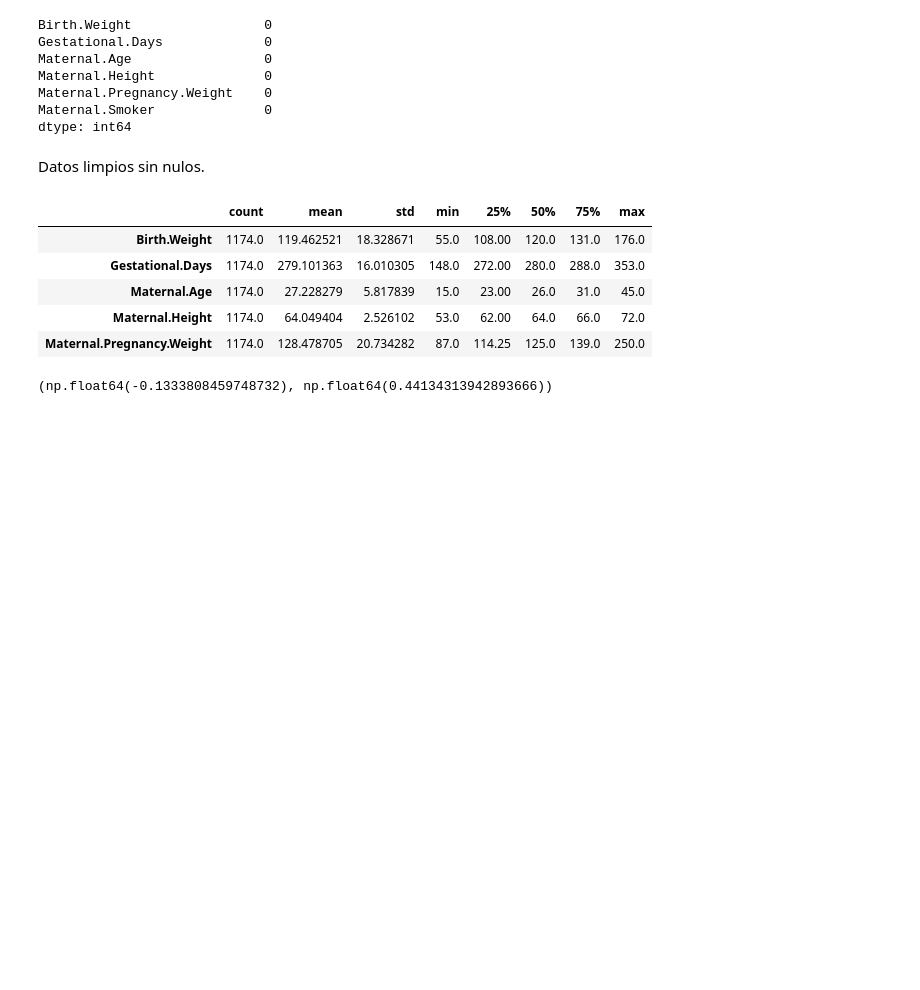
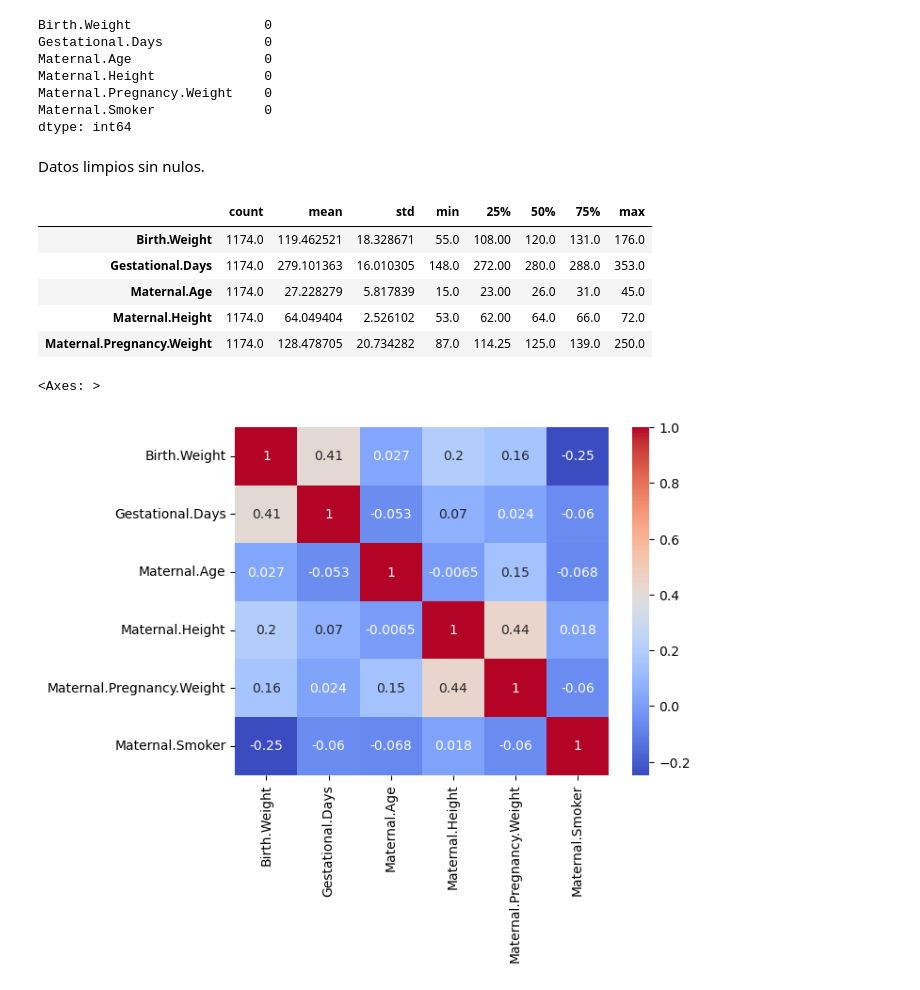
Before and after one commit to Drusill/desafioLatam, a Jupyter notebook: modulo3/desafio 4/desafio.ipynb, the cells around one changed output. Cells and saved outputs as stored; diff of their text form; code cells hidden in the pictures; blank space fills up the shorter version.

```diff
--- a/modulo3/desafio 4/desafio.ipynb
+++ b/modulo3/desafio 4/desafio.ipynb
@@ -65,6 +65,7 @@ df_baby.describe().T
 | Maternal.Height | 1174.0 | 64.049404 | 2.526102 | 53.0 | 62.00 | 64.0 | 66.0 | 72.0 |
 | Maternal.Pregnancy.Weight | 1174.0 | 128.478705 | 20.734282 | 87.0 | 114.25 | 125.0 | 139.0 | 250.0 |
 # %%
-df_baby['Birth.Weight'].skew(), df_baby['Birth.Weight'].kurtosis()
+sns.heatmap(df_baby.corr(), annot=True, cmap='coolwarm')
 # %% [output]
-(np.float64(-0.1333808459748732), np.float64(0.44134313942893666))
+<Axes: >
+[figure, added]
```
Also changed, not shown: parts of 30 cells of this notebook, 2 other files.
